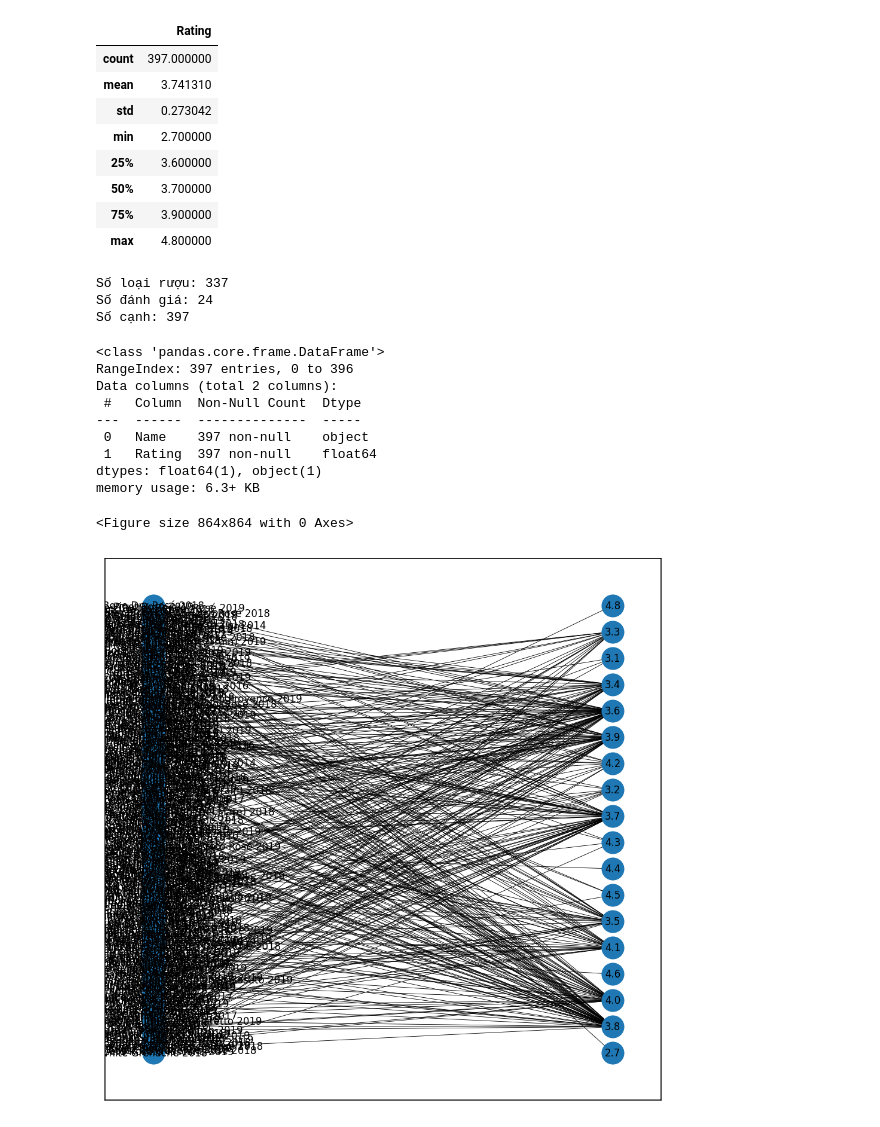
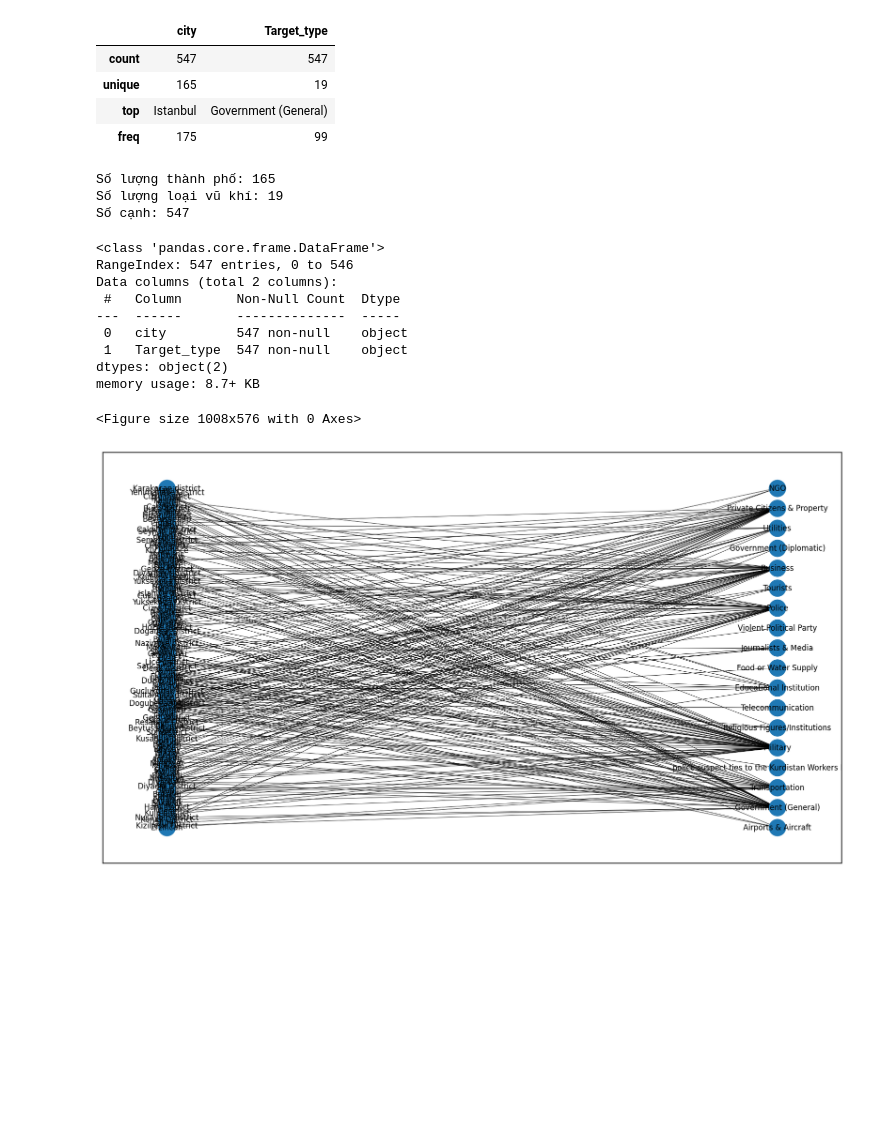
Before and after one commit to TranNhatTan0312/DoAn_MXH, a Jupyter notebook: DoAn_MXH.ipynb, the cells around one changed output. Cells and saved outputs as stored; diff of their text form; code cells hidden in the pictures; blank space fills up the shorter version.

```diff
--- a/DoAn_MXH.ipynb
+++ b/DoAn_MXH.ipynb
@@ -20,7 +20,7 @@ from sklearn import preprocessing
 from sklearn.cluster import KMeans
 # %%
 from pandas.core.frame import DataFrame
-df = pd.read_csv('Wine/Rose.csv', usecols=['Name', 'Rating'])
-#df = pd.read_csv('Country_quality/uaScoresDataFrame.csv', usecols=['UA_Country', 'Cost of Living'])
+#df = pd.read_csv('Wine/Rose - Copy.csv', usecols=['Country', 'Rating'])
+df = pd.read_csv('khungbo/terrorism-in-turkey.csv', usecols=['city', 'Target_type'])
 df
 # %% [output]
@@ -85,59 +85,52 @@ memory usage: 6.3+ KB
 # %%
 df.describe()
 # %% [output]
-|  | Rating |
-| count | 397.000000 |
-| mean | 3.741310 |
-| std | 0.273042 |
-| min | 2.700000 |
-| 25% | 3.600000 |
-| 50% | 3.700000 |
-| 75% | 3.900000 |
-| max | 4.800000 |
+|  | city | Target_type |
+| count | 547 | 547 |
+| unique | 165 | 19 |
+| top | Istanbul | Government (General) |
+| freq | 175 | 99 |
 # %%
 import networkx as nx
 from networkx.algorithms import bipartite
+B = nx.Graph()
 
-B = nx.Graph()
-Name = df['Name']
-Rating = df['Rating']
-
-#Name = df['UA_Country']
-#Rating = df['Cost of Living']
+Country = df['city']
+Rating = df['Target_type']
 
 
-
-print('Số loại rượu:', Name.nunique())
-print('Số đánh giá:', rating.nunique())
+print('Số lượng thành phố:', Country.nunique())
+print('Số lượng loại vũ khí:', Rating.nunique())
 print('Số cạnh:', len(df))
 # %% [output]
-Số loại rượu: 337
-Số đánh giá: 24
-Số cạnh: 397
+Số lượng thành phố: 165
+Số lượng loại vũ khí: 19
+Số cạnh: 547
 # %%
 df.info()
 # %% [output]
 <class 'pandas.core.frame.DataFrame'>
-RangeIndex: 397 entries, 0 to 396
+RangeIndex: 547 entries, 0 to 546
 Data columns (total 2 columns):
- #   Column  Non-Null Count  Dtype
----  ------  --------------  -----
- 0   Name    397 non-null    object
- 1   Rating  397 non-null    float64
-dtypes: float64(1), object(1)
-memory usage: 6.3+ KB
+ #   Column       Non-Null Count  Dtype
+---  ------       --------------  -----
+ 0   city         547 non-null    object
+ 1   Target_type  547 non-null    object
+dtypes: object(2)
+memory usage: 8.7+ KB
 # %%
 for index, row in df.iterrows():
-  B.add_edge(row['Name'], row['Rating'], weight = 1)
-B.add_nodes_from(Name, bipartite = 0)
-B.add_nodes_from(Rating, bipartite = 1)
+    B.add_edge(row['city'], row['Target_type'], weight=1)
+    B.add_nodes_from(Country, birpartite = 0)
+    B.add_nodes_from(Rating, birpartite = 1)
 # %%
 import matplotlib.pyplot as plt
-plt.figure(figsize=(12,12))
+plt.figure(figsize=(14,8))
 pos = nx.spring_layout(B)
-fig, ax = plt.subplots(1, 1, figsize=(8,8), dpi=150)
-nx.draw_networkx(B, pos = nx.drawing.layout.bipartite_layout(B, Name), font_size=8, width=0.4)
+fig, ax = plt.subplots(1,1, figsize = (14,8), dpi = 150)
+nx.draw_networkx(B, pos = nx.drawing.layout.bipartite_layout(B, Country),
+                 font_size = 8, width = 0.4)
 # %% [output]
-<Figure size 864x864 with 0 Axes>
+<Figure size 1008x576 with 0 Axes>
-[figure, old version]
+[figure, new version]
 # %%
```
Also changed, not shown: parts of 14 cells of this notebook, 32 other files.
